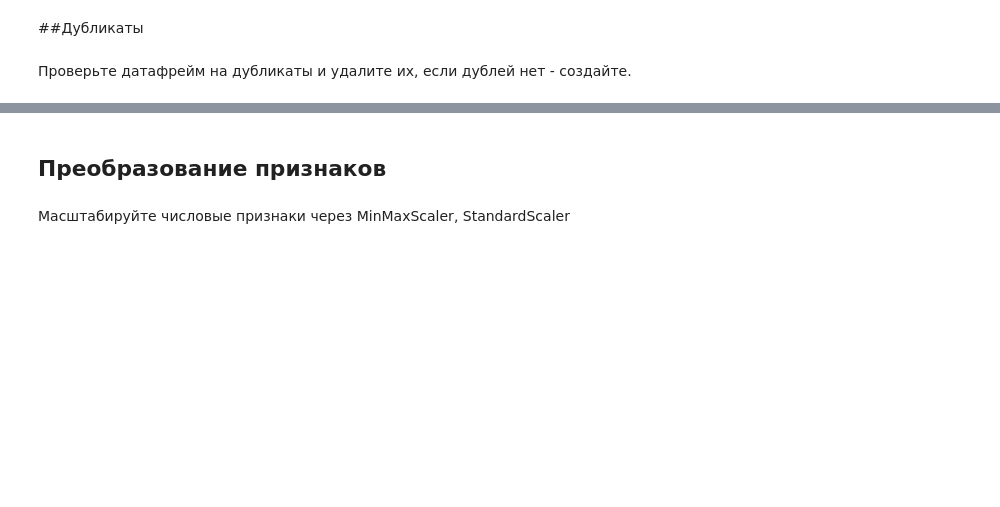
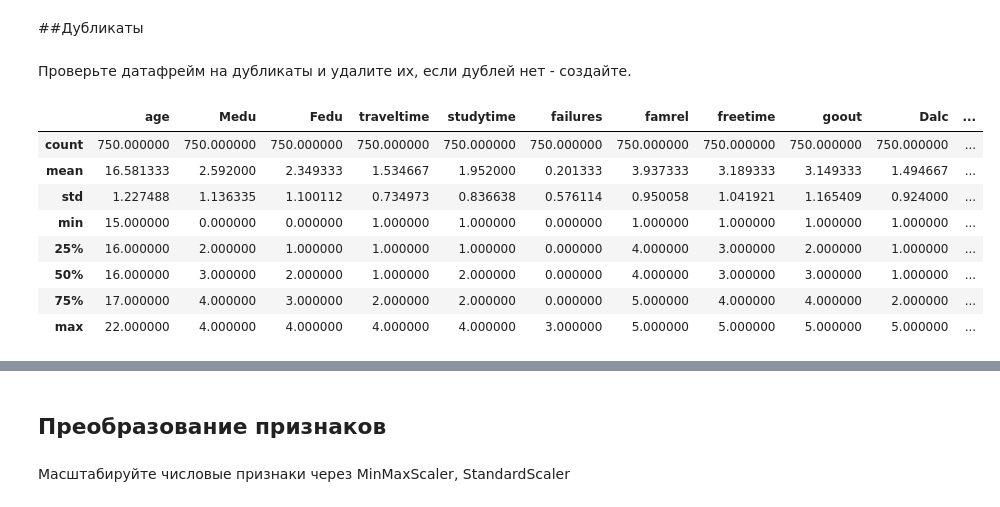
Before and after one commit to linalex13666/Labs, a Jupyter notebook: lab3/Задание_3.ipynb, the cells around one changed output, grey strips where cells are left out. Saved outputs shown, nothing was run; the diff lists cells and outputs as text; code cells hidden in the pictures; blank space fills up the shorter version.

```diff
--- a/lab3/Задание_3.ipynb
+++ b/lab3/Задание_3.ipynb
@@ -189,3 +189,15 @@ plt.boxplot(df["age"])
 ##Дубликаты
 # %% [markdown]
 Проверьте датафрейм на дубликаты и удалите их, если дублей нет - создайте.
+# %%
+df.describe()
+# %% [output]
+|  | age | Medu | Fedu | traveltime | studytime | failures | famrel | freetime | goout | Dalc | ... |
+| count | 750.000000 | 750.000000 | 750.000000 | 750.000000 | 750.000000 | 750.000000 | 750.000000 | 750.000000 | 750.000000 | 750.000000 | ... |
+| mean | 16.581333 | 2.592000 | 2.349333 | 1.534667 | 1.952000 | 0.201333 | 3.937333 | 3.189333 | 3.149333 | 1.494667 | ... |
+| std | 1.227488 | 1.136335 | 1.100112 | 0.734973 | 0.836638 | 0.576114 | 0.950058 | 1.041921 | 1.165409 | 0.924000 | ... |
+| min | 15.000000 | 0.000000 | 0.000000 | 1.000000 | 1.000000 | 0.000000 | 1.000000 | 1.000000 | 1.000000 | 1.000000 | ... |
+| 25% | 16.000000 | 2.000000 | 1.000000 | 1.000000 | 1.000000 | 0.000000 | 4.000000 | 3.000000 | 2.000000 | 1.000000 | ... |
+| 50% | 16.000000 | 3.000000 | 2.000000 | 1.000000 | 2.000000 | 0.000000 | 4.000000 | 3.000000 | 3.000000 | 1.000000 | ... |
+| 75% | 17.000000 | 4.000000 | 3.000000 | 2.000000 | 2.000000 | 0.000000 | 5.000000 | 4.000000 | 4.000000 | 2.000000 | ... |
+| max | 22.000000 | 4.000000 | 4.000000 | 4.000000 | 4.000000 | 3.000000 | 5.000000 | 5.000000 | 5.000000 | 5.000000 | ... |
```
Also changed, not shown: parts of 3 cells of this notebook.
